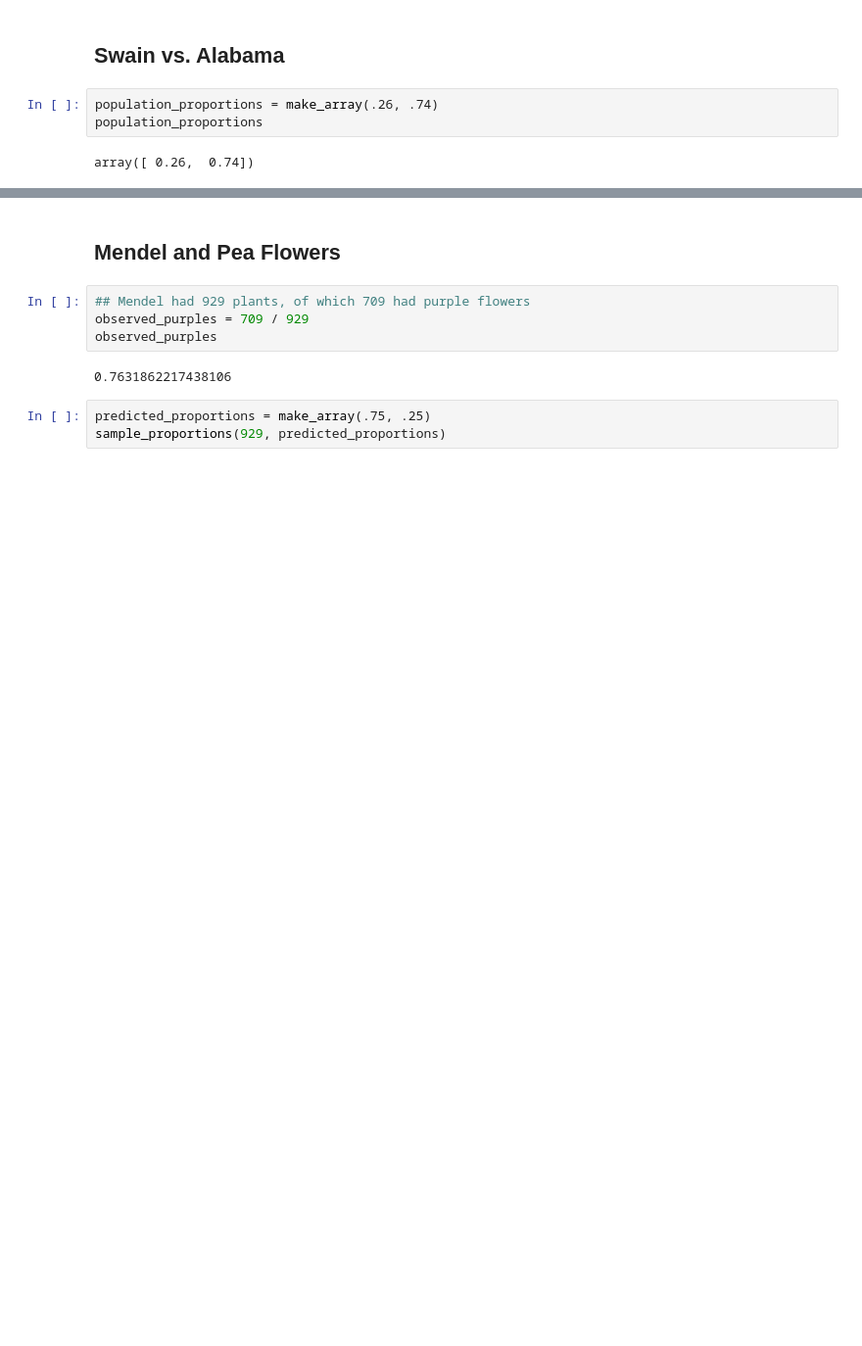
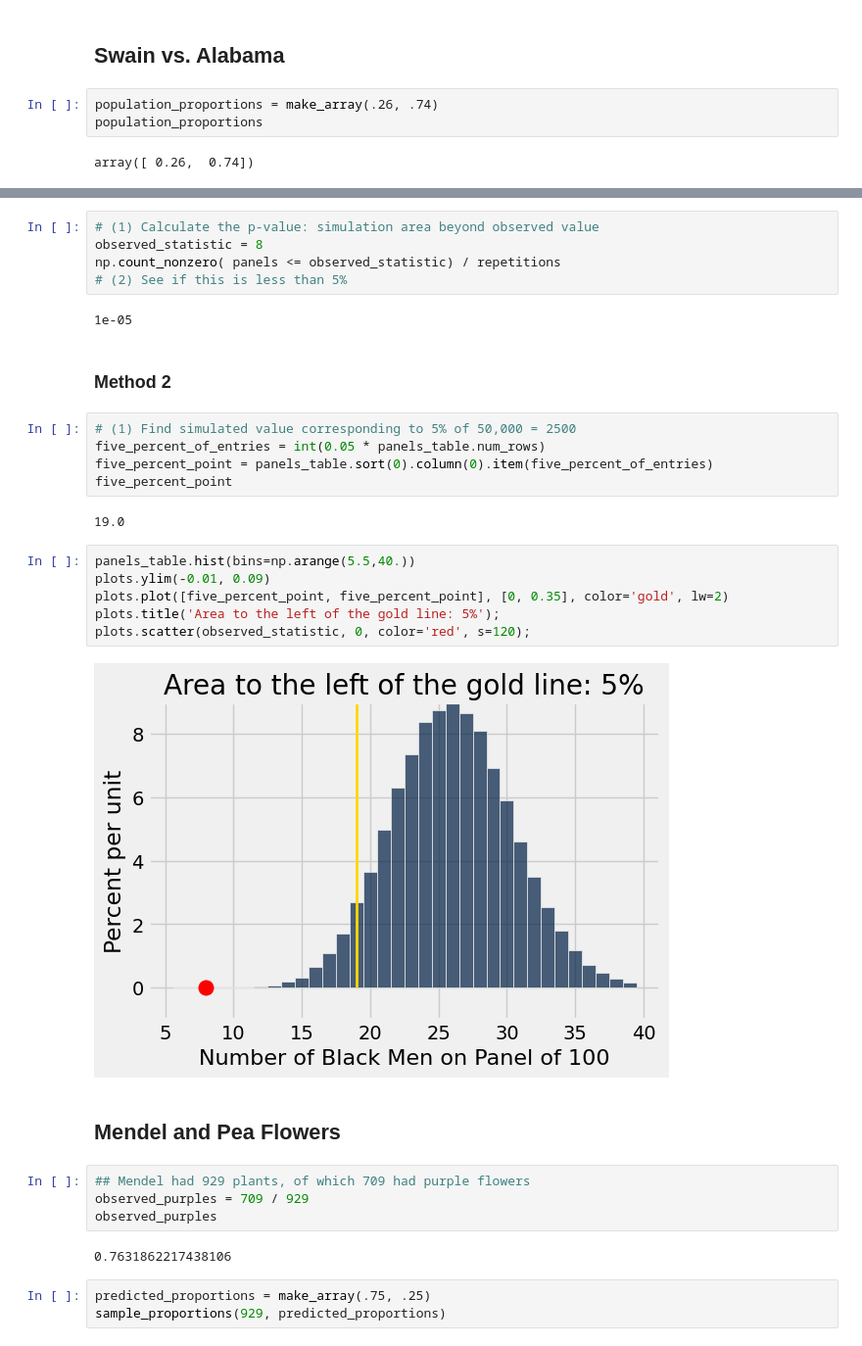
Before and after one commit to AndrewClough05/Intro-to-Data-Analytics-2.0, a Jupyter notebook: lab06/lec16.ipynb, the cells around one changed output, grey strips where cells are left out. Shown at 98% size. Drawn from its saved outputs; the diff is of its cells as text; blank space fills up the shorter version.

```diff
--- a/lab06/lec16.ipynb
+++ b/lab06/lec16.ipynb
@@ -87,3 +95,27 @@ plots.scatter(8, 0, color='red', s=30);
+# %%
+# (1) Calculate the p-value: simulation area beyond observed value
+observed_statistic = 8
+np.count_nonzero( panels <= observed_statistic) / repetitions
+# (2) See if this is less than 5%
+# %% [output]
+1e-05
+# %% [markdown]
+### Method 2 ###
+# %%
+# (1) Find simulated value corresponding to 5% of 50,000 = 2500
+five_percent_of_entries = int(0.05 * panels_table.num_rows)
+five_percent_point = panels_table.sort(0).column(0).item(five_percent_of_entries)
+five_percent_point
+# %% [output]
+19.0
+# %%
+panels_table.hist(bins=np.arange(5.5,40.))
+plots.ylim(-0.01, 0.09)
+plots.plot([five_percent_point, five_percent_point], [0, 0.35], color='gold', lw=2)
+plots.title('Area to the left of the gold line: 5%');
+plots.scatter(observed_statistic, 0, color='red', s=120);
+# %% [output]
+[figure, added]
 # %% [markdown]
 ## Mendel and Pea Flowers ##
 # %%
```
Also changed, not shown: parts of 15 cells of this notebook, 1 other file.
